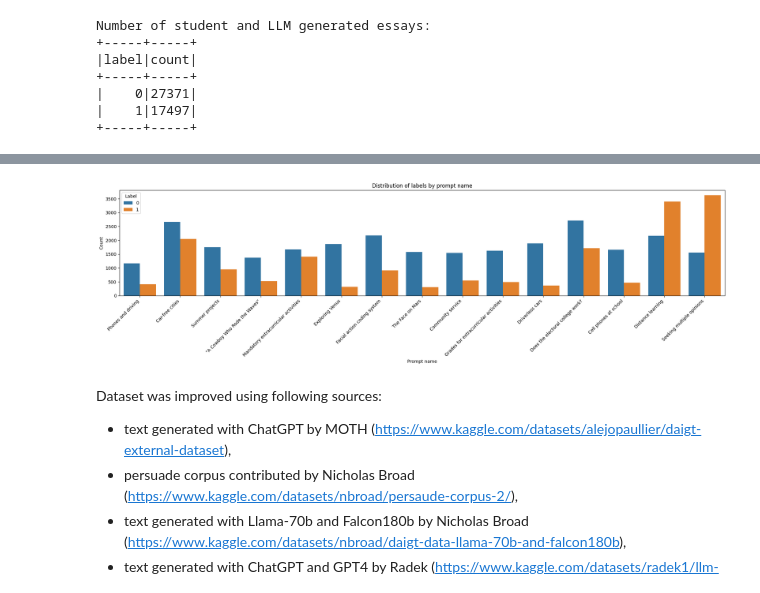
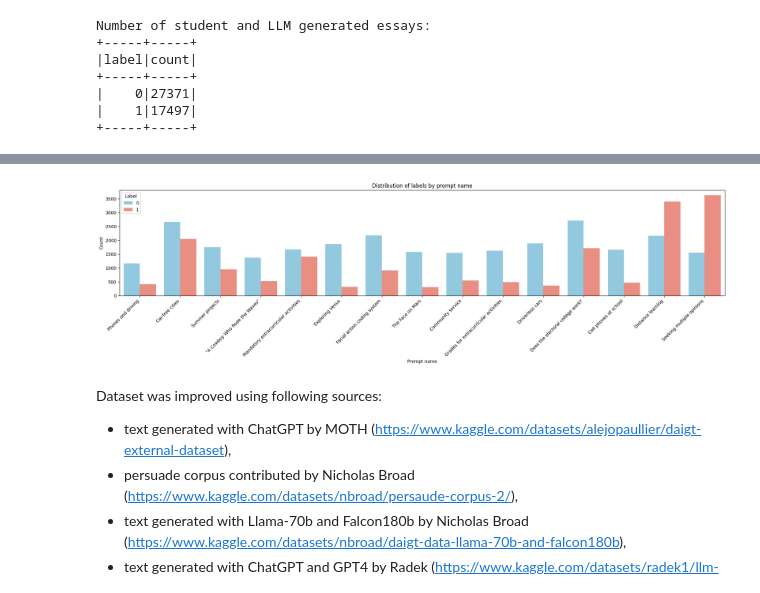
Before and after one commit to nathaIie/little_projects, a Jupyter notebook: llm_ninja.ipynb, the cells around one changed output, grey strips where cells are left out. Drawn from its saved outputs; the diff is of its cells as text; code cells hidden in the pictures.

```diff
--- a/llm_ninja.ipynb
+++ b/llm_ninja.ipynb
@@ -229,16 +232,16 @@ Prompts used:
 +--------------------+-----+
 # %%
 plt.figure(figsize = (20, 6))
-sns.countplot(data = data_pd, x = 'prompt_name', hue = 'label')
-plt.title('Distribution of labels by prompt name')
-plt.xlabel('Prompt name')
-plt.ylabel('Count')
-plt.xticks(rotation = 45, ha = 'right')
-plt.legend(title = 'Label', labels = ['0', '1'])
+sns.countplot(data = data_pd, x = "prompt_name", hue = "label", palette = {0: "skyblue", 1: "salmon"})
+plt.title("Distribution of labels by prompt name")
+plt.xlabel("Prompt name")
+plt.ylabel("Count")
+plt.xticks(rotation = 45, ha = "right")
+plt.legend(title = "Label", labels = ["0", "1"])
 plt.tight_layout()
 plt.show()
 # %% [output]
-[figure, old version]
+[figure, new version]
 # %% [markdown]
 Dataset was improved using following sources:
 - text generated with ChatGPT by MOTH (https://www.kaggle.com/datasets/alejopaullier/daigt-external-dataset),
```
Also changed, not shown: parts of 11 cells of this notebook.
